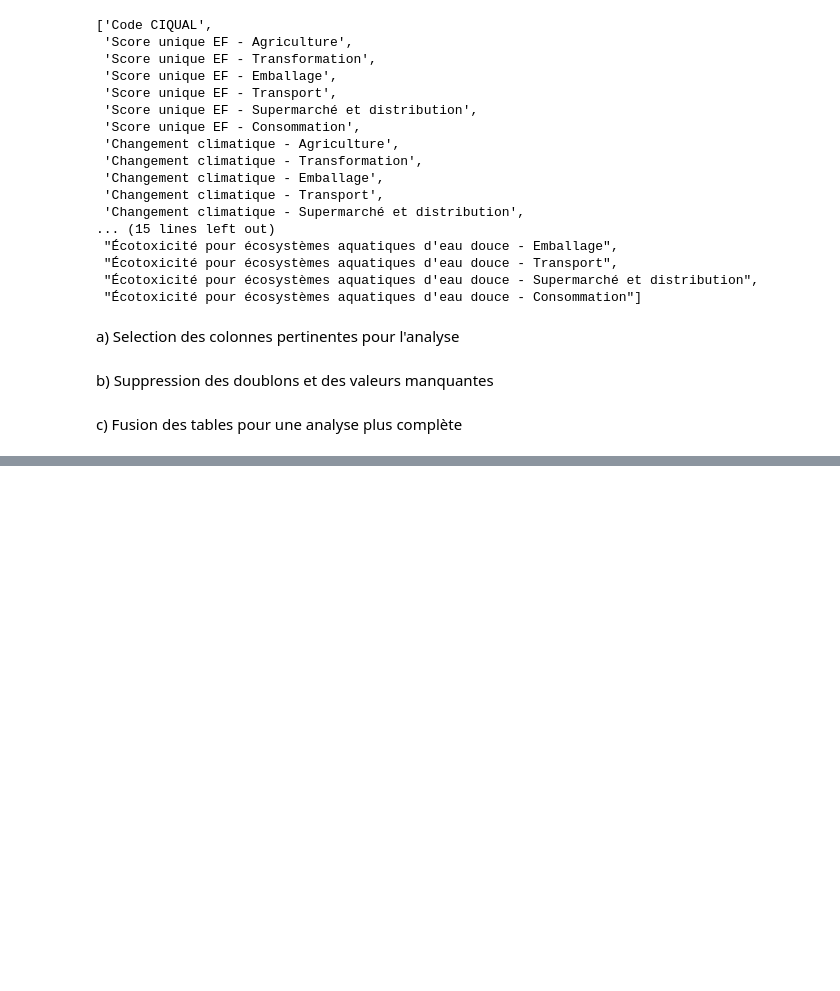
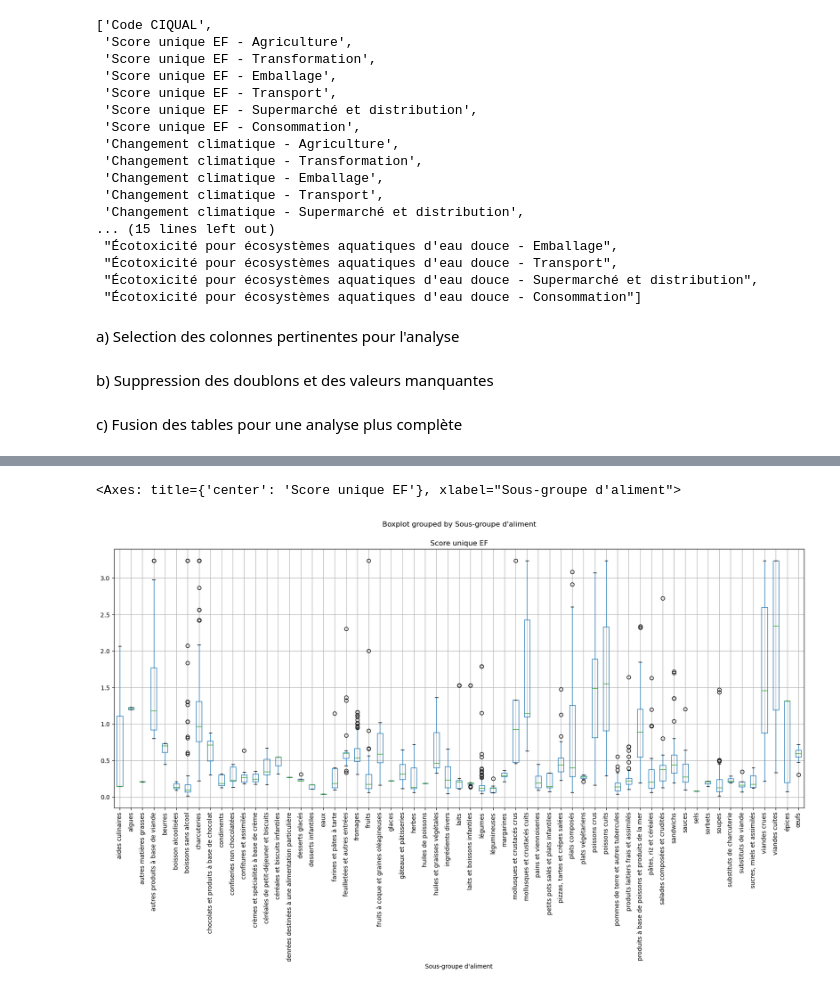
Before and after one commit to ZHANGzhile/DALAS, a Jupyter notebook: projet/Projet-idee.ipynb, the cells around one changed output, grey strips where cells are left out. Saved outputs shown, nothing was run; the diff lists cells and outputs as text; code cells hidden in the pictures; blank space fills up the shorter version.

```diff
--- a/projet/Projet-idee.ipynb
+++ b/projet/Projet-idee.ipynb
@@ -162,0 +182,5 @@ data_synthese.head(3)
+# %%
+data_synthese.boxplot(column = "Score unique EF", by = "Sous-groupe d'aliment", figsize=(20, 8), rot=90)
+# %% [output]
+<Axes: title={'center': 'Score unique EF'}, xlabel="Sous-groupe d'aliment">
+[figure, added]
```
Also changed, not shown: parts of 12 cells of this notebook, 1 other file.
